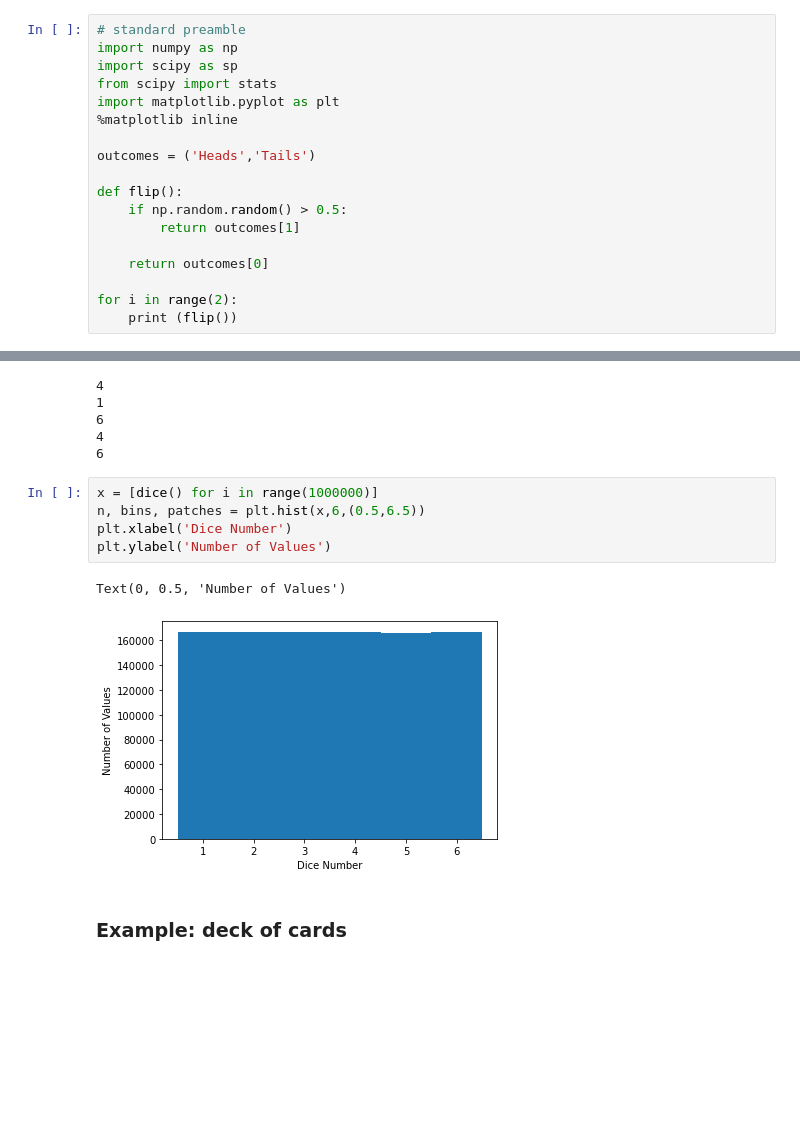
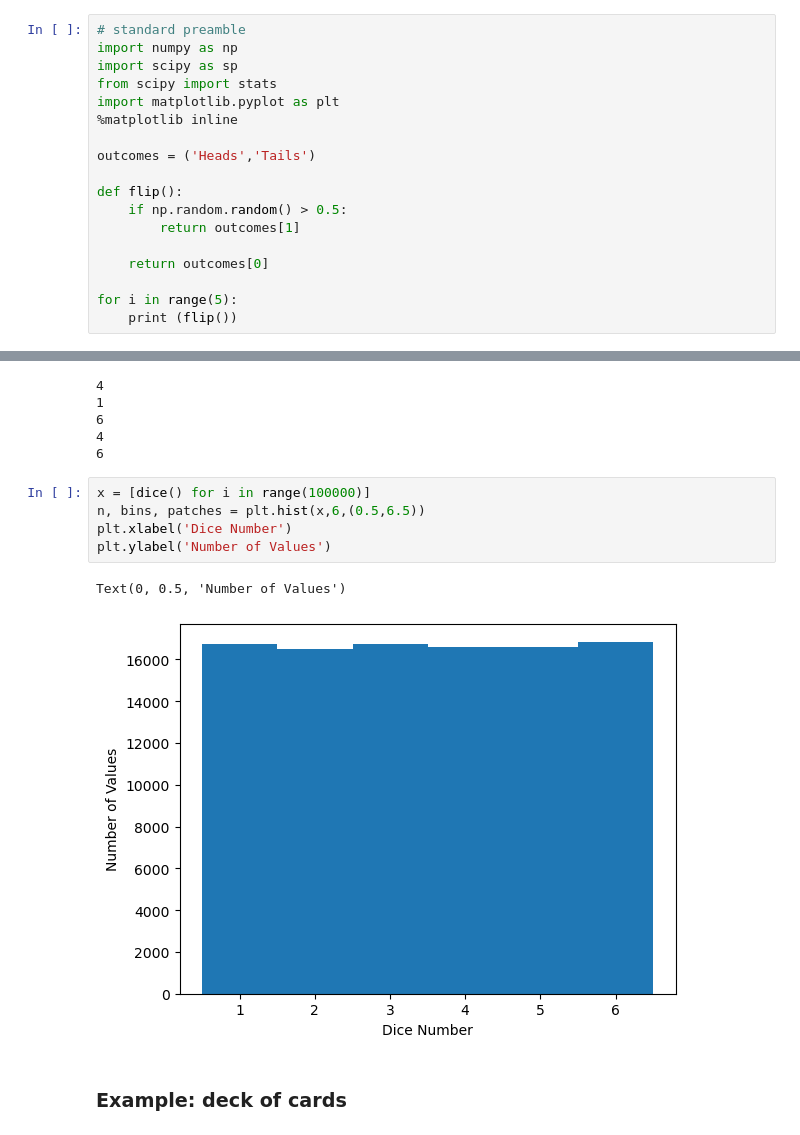
Before and after one commit to ds-connectors/Physics-88-SP23, a Jupyter notebook: Week09/L07/Lecture07.ipynb, the cells around one changed output, grey strips where cells are left out. Drawn from its saved outputs; the diff is of its cells as text; blank space fills up the shorter version.

```diff
--- a/Week09/L07/Lecture07.ipynb
+++ b/Week09/L07/Lecture07.ipynb
@@ -45,6 +45,6 @@ def flip():
 
     return outcomes[0]
 
-for i in range(2):
+for i in range(5):
     print (flip())
 # %% [output]
@@ -73,13 +76,13 @@ for i in range(5):
 4
 6
 # %%
-x = [dice() for i in range(1000000)]
+x = [dice() for i in range(100000)]
 n, bins, patches = plt.hist(x,6,(0.5,6.5))
 plt.xlabel('Dice Number')
 plt.ylabel('Number of Values')
 # %% [output]
 Text(0, 0.5, 'Number of Values')
-[figure, old version]
+[figure, new version]
 # %% [markdown]
 ### Example: deck of cards
 # %%
```
Also changed, not shown: parts of 5 cells of this notebook, 2 other files.
